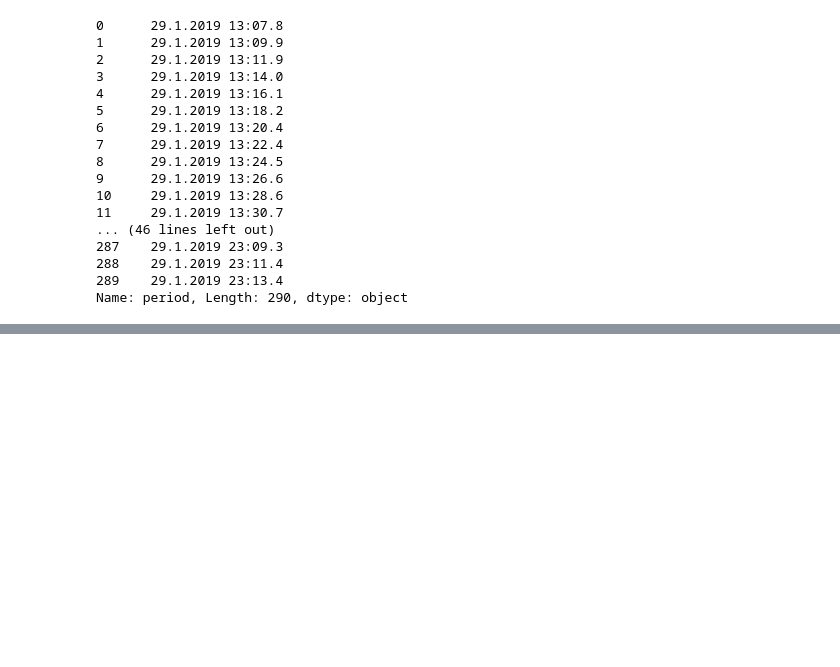
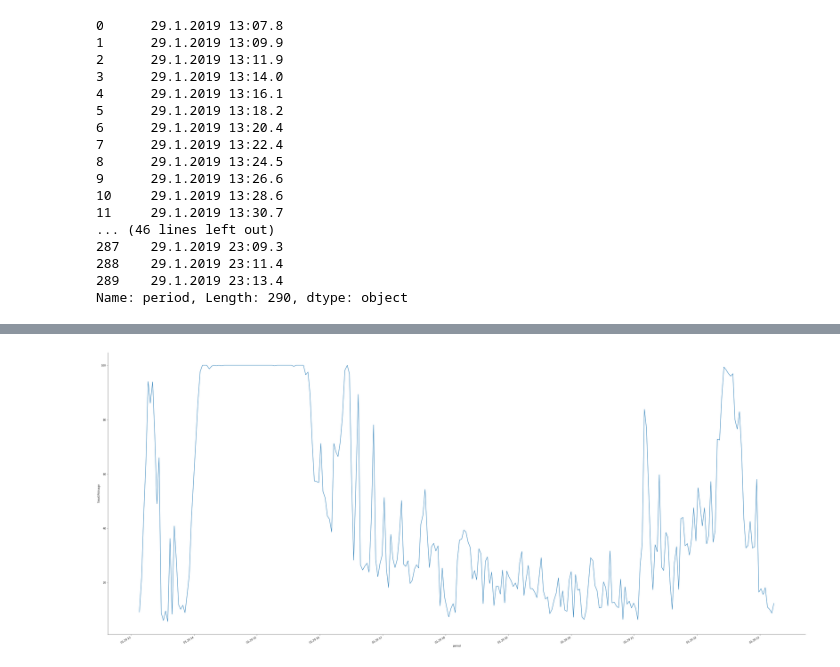
Before and after one commit to gklc811/pyGPU, a Jupyter notebook: Plotting_with_categorical_data.ipynb, the cells around one changed output, grey strips where cells are left out. Drawn from its saved outputs; the diff is of its cells as text; code cells hidden in the pictures; blank space fills up the shorter version.

```diff
--- a/Plotting_with_categorical_data.ipynb
+++ b/Plotting_with_categorical_data.ipynb
@@ -102,0 +84,4 @@ memory usage: 426.0+ KB
+# %%
+ndf = df[['period', 'TotalCPUUsage', 'CPUPackage','CPUPackagePower','DIMM_0Temperature','DIMM_1Temperature','DIMM_2Temperature','DIMM_3Temperature','GPUTemperature','GPUD3DUsage','GPUComputing(Compute_0)Usage','GPUComputing(Compute_1)Usage']].copy()
+df = ndf
+df.info(all)
@@ -102,0 +106,8 @@ memory usage: 426.0+ KB
+# %%
+import seaborn as sns
+
+# sns.set_context("paper", font_scale=5)
+g = sns.relplot(x="period",y="TotalCPUUsage",kind="line", height=20, aspect=2,data=df)
+g.fig.autofmt_xdate()
+# %% [output]
+[figure, added]
```
Also changed, not shown: parts of 12 cells of this notebook, 1 other file.
